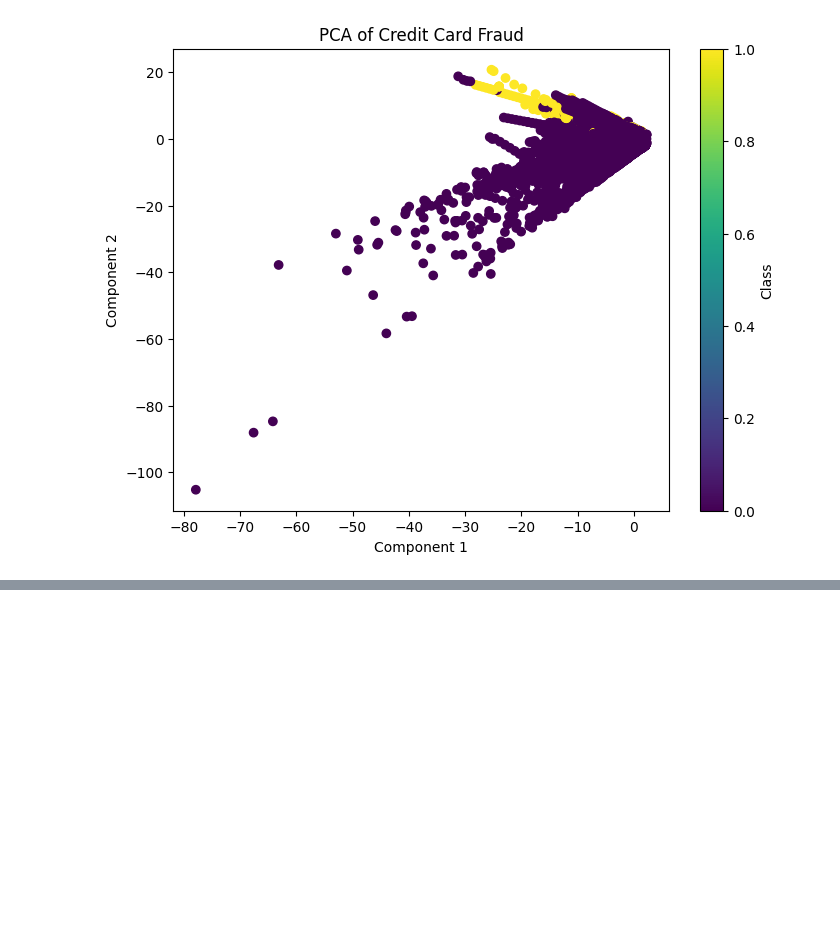
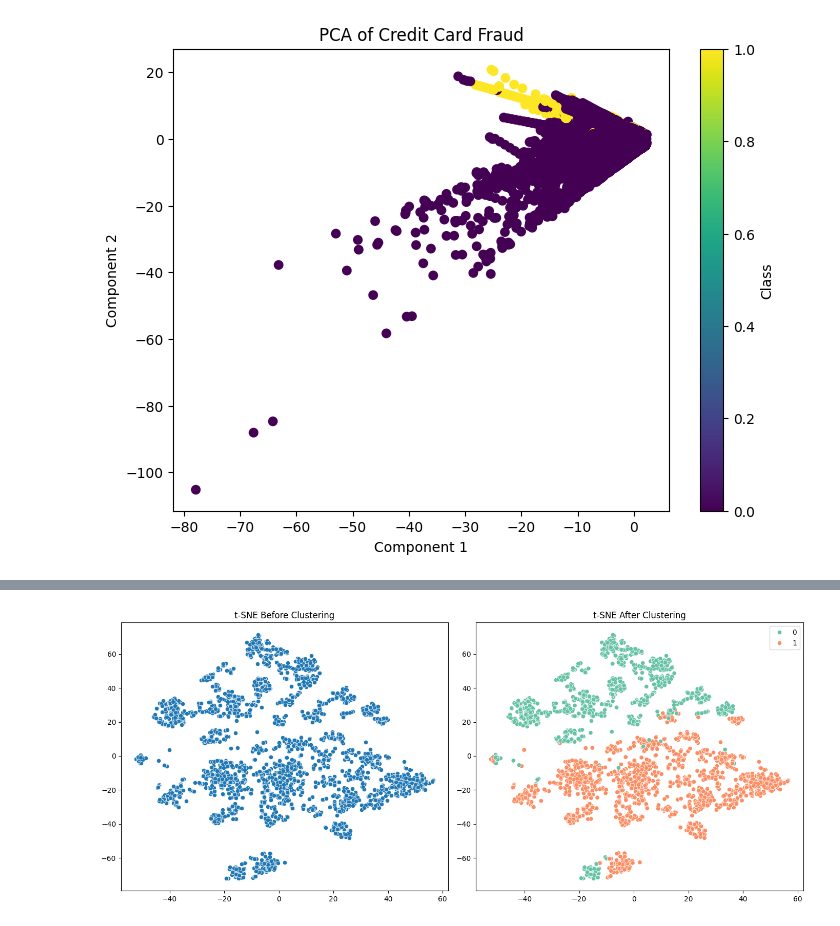
Before and after one commit to Naseem-Ananzeh/Ml2_Final_Project, a Jupyter notebook: creditcard_dataset_.ipynb, the cells around one changed output, grey strips where cells are left out. Saved outputs shown, nothing was run; the diff lists cells and outputs as text; code cells hidden in the pictures; blank space fills up the shorter version.

```diff
--- a/creditcard_dataset_.ipynb
+++ b/creditcard_dataset_.ipynb
@@ -262,0 +287,19 @@ plt.show()
+# %%
+X_tsne_after = tsne.fit_transform(X_Sample)
+# %%
+import seaborn as sns
+
+plt.figure(figsize=(14, 6))
+
+plt.subplot(1, 2, 1)
+sns.scatterplot(x=X_tsne_before[:, 0], y=X_tsne_before[:, 1])
+plt.title("t-SNE Before Clustering")
+
+plt.subplot(1, 2, 2)
+sns.scatterplot(x=X_tsne_after[:, 0], y=X_tsne_after[:, 1], hue=clusters, palette='Set2')
+plt.title("t-SNE After Clustering")
+
+plt.tight_layout()
+plt.show()
+# %% [output]
+[figure, added]
```
Also changed, not shown: parts of 4 cells of this notebook.
